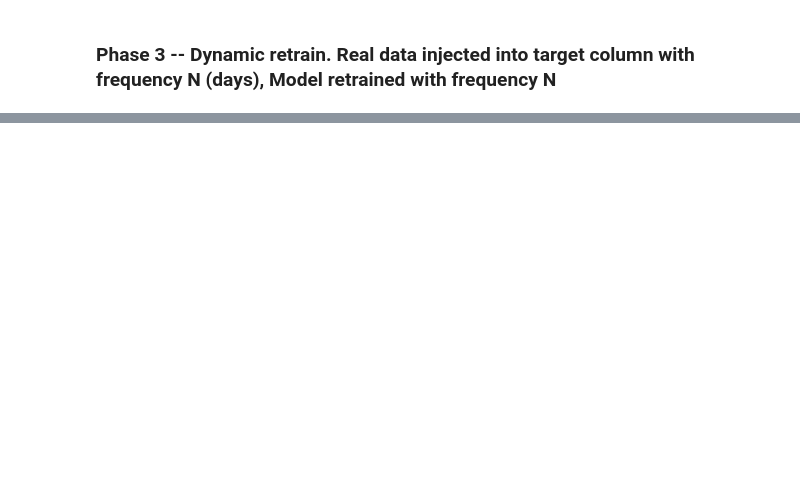
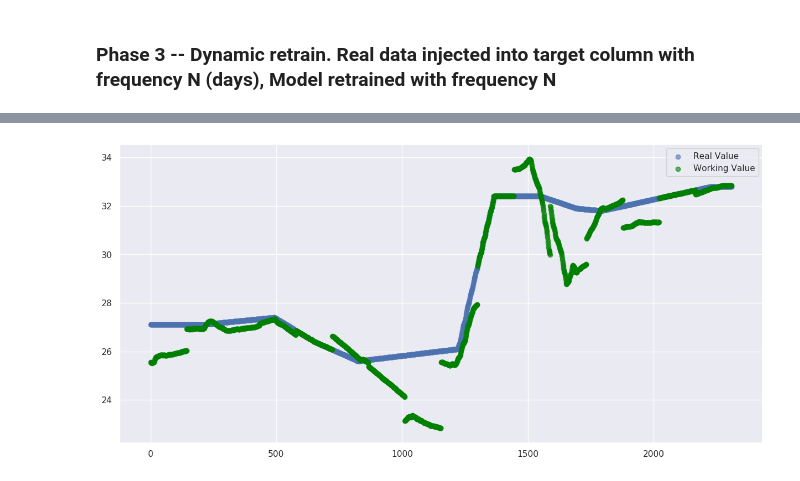
Before and after one commit to harveyrutland/soft_sensor, a Jupyter notebook: offline_Soft_sensor_W_retraining.ipynb, the cells around one changed output, grey strips where cells are left out. Saved outputs shown, nothing was run; the diff lists cells and outputs as text; code cells hidden in the pictures; blank space fills up the shorter version.

```diff
--- a/offline_Soft_sensor_W_retraining.ipynb
+++ b/offline_Soft_sensor_W_retraining.ipynb
@@ -648,0 +638,90 @@ The frame.append method is deprecated and will be removed from pandas in a futur
+# %%
+new_data = pd.read_csv('dataset3.csv')
+new_data_processed = preprocess_dataframe(new_data, columns_to_drop)
+
+date_series_new = new_data_processed['datetime'].dt.date
+unique_dates_new = list(set(date_series_new))
+sorted_unique_dates = sorted(unique_dates_new)
+
+# Initialize dataframe for tracking predictions
+tracking_df = pd.DataFrame(columns=['day', 'real', 'pred', 'working'])
+
+model = original_model
+
+# Freeze all layers except the last one
+for layer in model.layers[:-1]:
+    layer.trainable = False
+# Ensure the last layer is trainable
+model.layers[-1].trainable = True
+
+# Iterate over each day in the new data
+for day in sorted_unique_dates:
+    # Extract day's data
+    day_data = new_data_processed[new_data_processed['datetime'].dt.date == day]
+
+    # Check if day_data is empty
+    if day_data.empty:
+        print(f"No data available for {day}, skipping this date.")
+        continue
+
+    # Drop 'datetime' and target column for prediction
+    X_day = day_data.drop(['sCOD_kg/m3', 'datetime'], axis=1, errors='ignore')
+    X_day_scaled = scaler.transform(X_day)
+
+    # Predict using the model
+    prediction = model.predict(X_day_scaled)
+
+    # Get the real value
+    real_value = day_data['sCOD_kg/m3'].values
+
+    # Update the tracking dataframe
+    tracking_df = tracking_df.append({'day': day, 'real': real_value, 'pred': prediction, 'working': prediction}, ignore_index=True)
+
+    if tracking_df.shape[0] % 5 == 0:  # Adjusted to retrain at every 3rd entry for consistency with comment
+        # Update the 'working' column for the current day with real values
+        tracking_df.loc[tracking_df.index[-1], 'working'] = tracking_df.loc[tracking_df.index[-1], 'real']
+
+        # Before retraining, update 'new_data_processed' with 'working' data
+        for date, working_data in zip(tracking_df['day'], tracking_df['working']):
+            new_data_processed.loc[new_data_processed['datetime'].dt.date == pd.to_datetime(date).date(), 'sCOD_kg/m3'] = working_data
+
+            # Combine the datasets for retraining
+            combined_for_retraining = pd.concat([original_dataset, new_data_processed[new_data_processed['datetime'].dt.date <= day]])
+            combined_for_retraining.drop(columns=['datetime'], inplace=True)
+
+            # Prepare dataset for retraining
+            X_retrain = combined_for_retraining.drop(['sCOD_kg/m3'], axis=1)
+            y_retrain = combined_for_retraining['sCOD_kg/m3']  # Now potentially includes updated 'working' values
+
+            # Scale features for retraining
+            X_retrain_scaled = scaler.transform(X_retrain)
+
+            # Retrain the model (only the last layer)
+            model.fit(X_retrain_scaled, y_retrain)
+
+            # Save the retrained model
+            try:
+                model.save(f'model_phase3_ACTIVE/model_day_{day}.h5')
+            except Exception as e:
+                print(f"Error saving the model: {e}")
+
+# display(tracking_df)
+plt.figure(figsize=(15, 7))
+
+# Now, plot working data instead of predicted data. First, expand the working data similar to real and predicted values
+expanded_rows_working = []
+for index, row in tracking_df.iterrows():
+    day = row['day']
+    real_values = row['real']
+    working_values = row['working']
+    for real, working in zip(real_values, working_values):
+        expanded_rows_working.append({'day': day, 'real': real, 'working': working})
+
+expanded_df_working = pd.DataFrame(expanded_rows_working)
+
+plt.scatter(range(len(expanded_df_working)), expanded_df_working['real'], label='Real Value', alpha=0.6)
+plt.scatter(range(len(expanded_df_working)), expanded_df_working['working'], label='Working Value', alpha=0.6, color='green')
+
+plt.legend()
+plt.show()
+# %% [output]
@@ -648,0 +814 @@ The frame.append method is deprecated and will be removed from pandas in a futur
+[figure, added]
```
Also changed, not shown: parts of 6 cells of this notebook.
